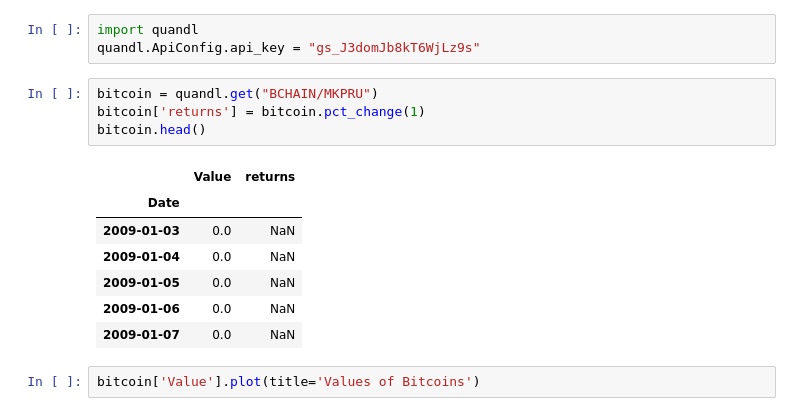
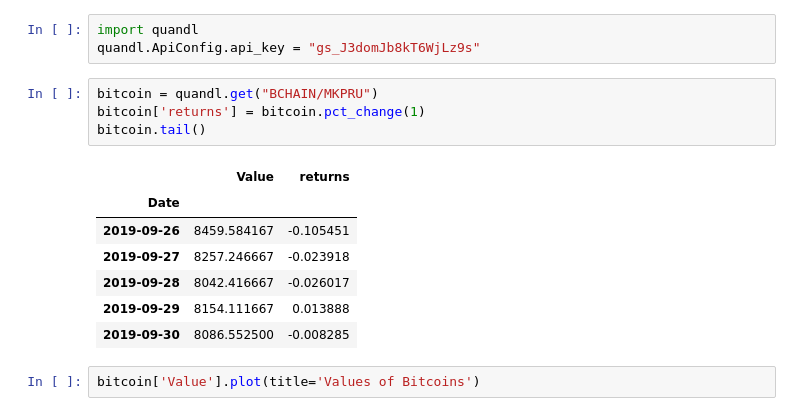
Before and after one commit to thomaspernet/PythonFinanceClass, a Jupyter notebook: SentimentAnalysis.ipynb, the cells around one changed output. Saved outputs shown, nothing was run; the diff lists cells and outputs as text.

```diff
--- a/SentimentAnalysis.ipynb
+++ b/SentimentAnalysis.ipynb
@@ -579,15 +612,15 @@ quandl.ApiConfig.api_key = "gs_J3domJb8kT6WjLz9s"
 # %%
 bitcoin = quandl.get("BCHAIN/MKPRU")
 bitcoin['returns'] = bitcoin.pct_change(1)
-bitcoin.head()
+bitcoin.tail()
 # %% [output]
 |  | Value | returns |
 | Date |  |  |
-| 2009-01-03 | 0.0 | NaN |
-| 2009-01-04 | 0.0 | NaN |
-| 2009-01-05 | 0.0 | NaN |
-| 2009-01-06 | 0.0 | NaN |
-| 2009-01-07 | 0.0 | NaN |
+| 2019-09-26 | 8459.584167 | -0.105451 |
+| 2019-09-27 | 8257.246667 | -0.023918 |
+| 2019-09-28 | 8042.416667 | -0.026017 |
+| 2019-09-29 | 8154.111667 | 0.013888 |
+| 2019-09-30 | 8086.552500 | -0.008285 |
 # %%
 bitcoin['Value'].plot(title='Values of Bitcoins')
 # %% [output]
```
Also changed, not shown: parts of 27 cells of this notebook.
